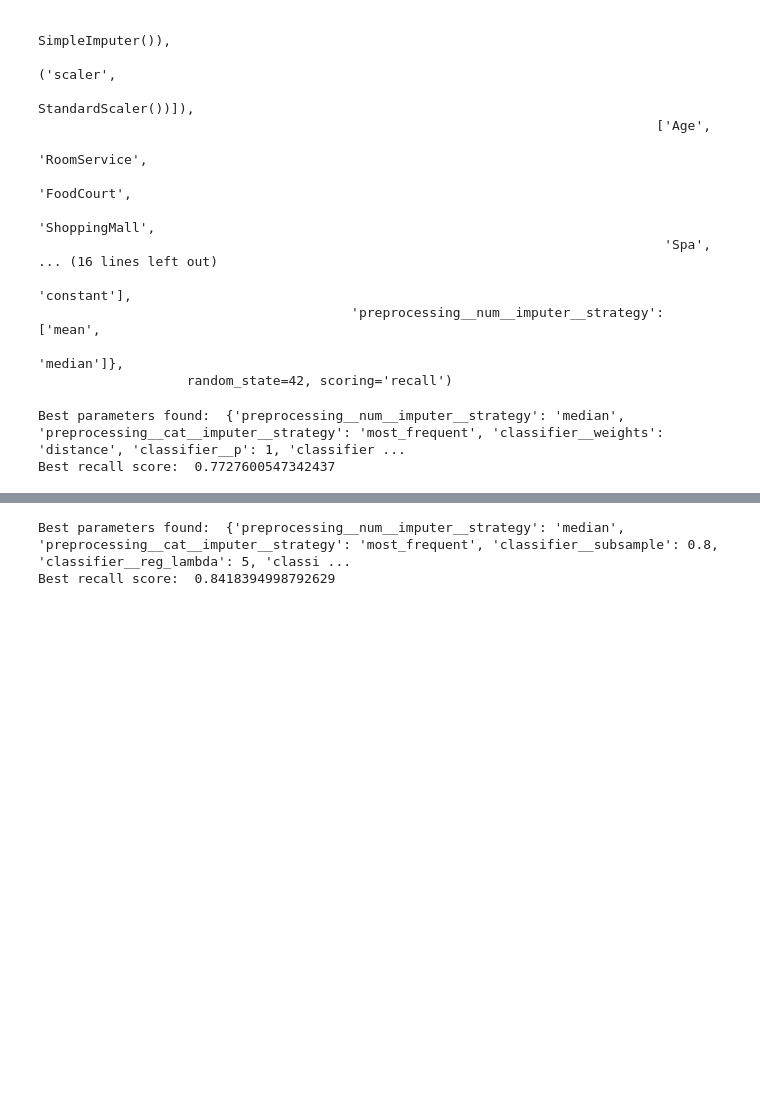
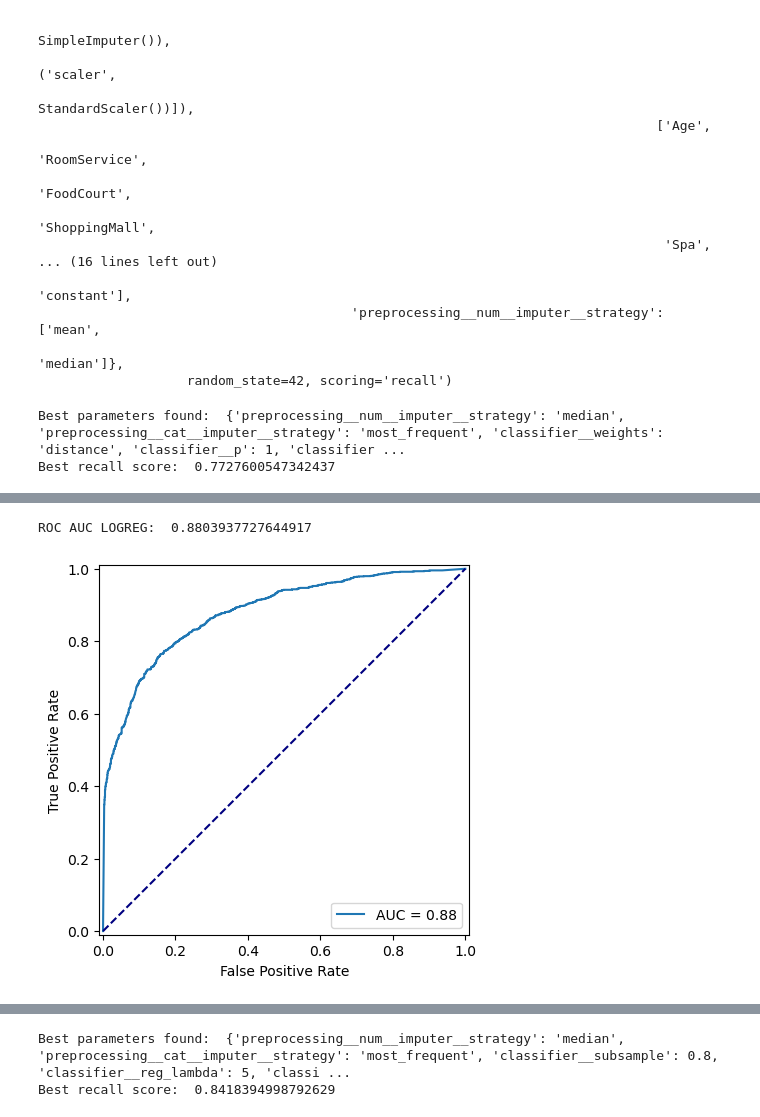
Before and after one commit to EmmanuelOsademe/machine_learning_projects, a Jupyter notebook: space_travel/index.ipynb, the cells around one changed output, grey strips where cells are left out. Cells and saved outputs as stored; diff of their text form; code cells hidden in the pictures; blank space fills up the shorter version.

```diff
--- a/space_travel/index.ipynb
+++ b/space_travel/index.ipynb
@@ -261,3 +293,16 @@ print((f1, accuracy, precision, recall))
+# %%
+y_pred_prob = random_search.predict_proba(X_test)[:,1]
+roc_auc_logreg = roc_auc_score(y_test, y_pred_prob)
+print(f'ROC AUC LOGREG:  {roc_auc_logreg}')
+
+fpr, tpr, thresholds = roc_curve(y_test, y_pred_prob)
+roc_display = RocCurveDisplay(fpr=fpr, tpr=tpr, roc_auc=roc_auc_logreg)
+roc_display.plot()
+plt.plot([0, 1], [0, 1], color='navy', linestyle='--')
+plt.show()
+# %% [output]
+ROC AUC LOGREG:  0.8803937727644917
+[figure, added]
 # %%
 xgb_pipeline = Pipeline([
     ('preprocessing', preprocessor),
```
Also changed, not shown: parts of 10 cells of this notebook.
